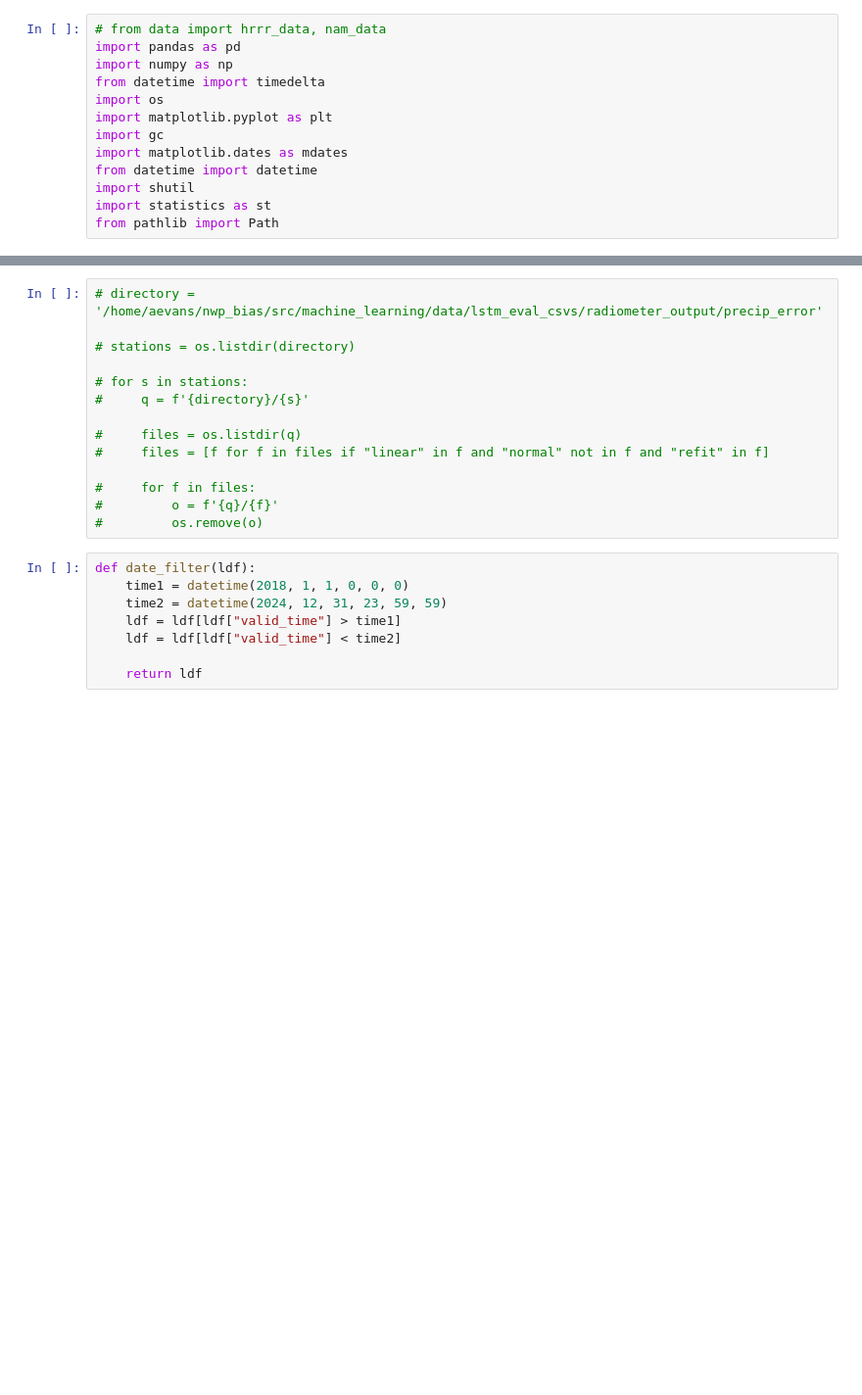
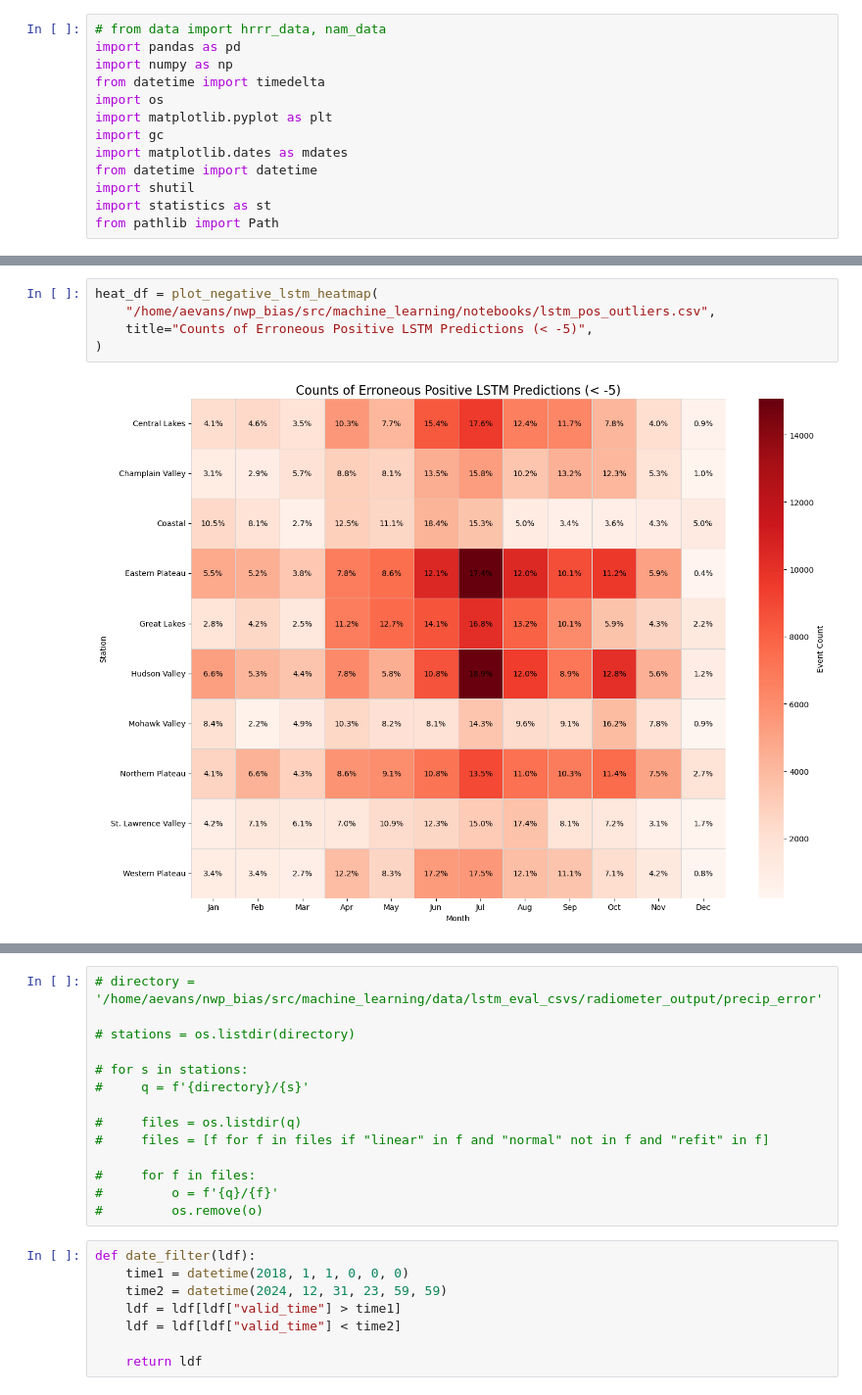
Before and after one commit to shmaronshmevans/nwp_bias, a Jupyter notebook: src/machine_learning/notebooks/scratch.ipynb, the cells around one changed output, grey strips where cells are left out. Shown at 98% size. Cells and saved outputs as stored; diff of their text form; blank space fills up the shorter version.

```diff
--- a/src/machine_learning/notebooks/scratch.ipynb
+++ b/src/machine_learning/notebooks/scratch.ipynb
@@ -27,3 +130,10 @@ from pathlib import Path
+# %%
+heat_df = plot_negative_lstm_heatmap(
+    "/home/aevans/nwp_bias/src/machine_learning/notebooks/lstm_pos_outliers.csv",
+    title="Counts of Erroneous Positive LSTM Predictions (< -5)",
+)
+# %% [output]
+[figure, added]
 # %%
 df = pd.read_csv(
     "/home/aevans/nwp_bias/src/machine_learning/data/error_visuals/dataframes/Western Plateau/ALL_t2m_hourly_abs_error_persistence.csv"
```
Also changed, not shown: parts of 15 cells of this notebook, 10 other files.
